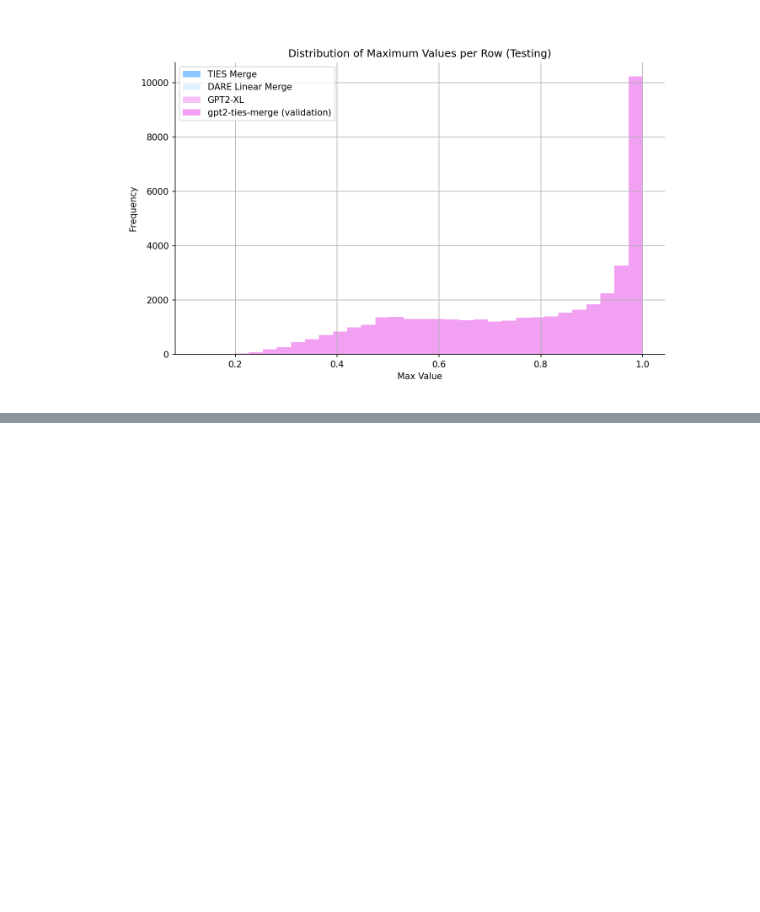
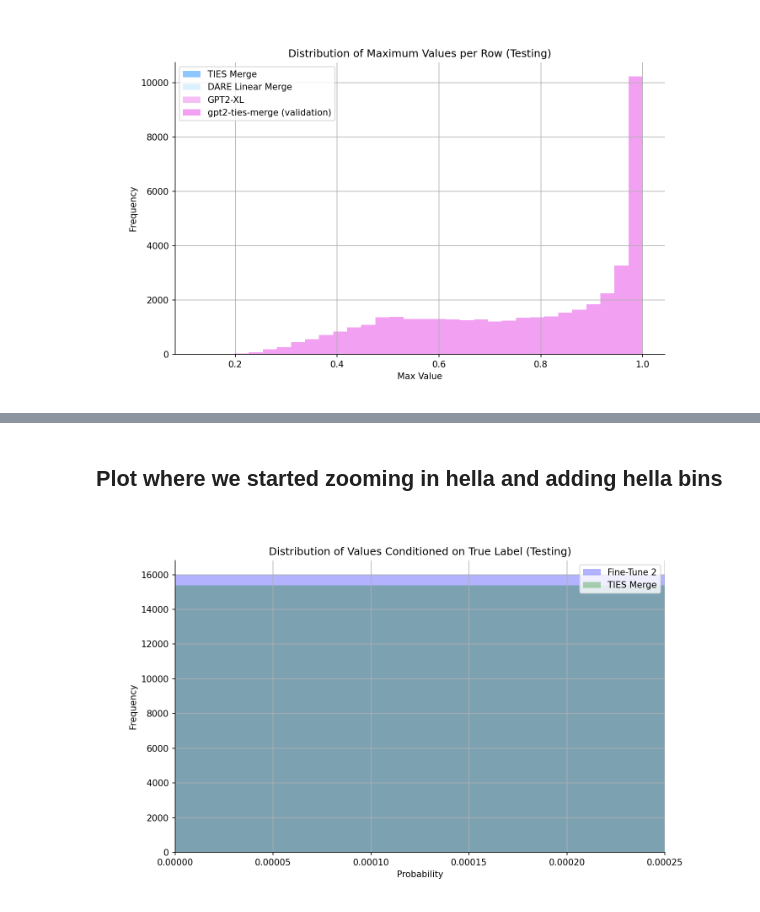
Before and after one commit to alt2177/mllm, a Jupyter notebook: notebooks/test_loss_exp.ipynb, the cells around one changed output, grey strips where cells are left out. Cells and saved outputs as stored; diff of their text form; code cells hidden in the pictures; blank space fills up the shorter version.

```diff
--- a/notebooks/test_loss_exp.ipynb
+++ b/notebooks/test_loss_exp.ipynb
@@ -218,0 +248,21 @@ plt.show()
+# %% [markdown]
+## Plot where we started zooming in hella and adding hella bins
+# %%
+# plotting on different plots
+plt.figure(figsize = (10, 6), dpi = 100)
+ax = plt.gca()
+ax.spines['top'].set_visible(False)
+ax.spines['right'].set_visible(False)
+plt.hist(inlabel_base_2, alpha = 0.3, label = "Fine-Tune 2", color='blue')
+plt.hist(inlabel_ties, alpha = 0.3, label = "TIES Merge", color='green')
+# plt.hist(inlabel_dare_lin, bins = 20, alpha = 0.5, label = "DARE Linear Merge", color='springgreen')
+plt.xlim([0.0, 0.00025])
+plt.title('Distribution of Values Conditioned on True Label (Testing)')
+plt.xlabel('Probability')
+plt.ylabel('Frequency')
+plt.grid(True)
+plt.legend()
+plt.savefig("notebooks/images/zoom.png")
+plt.show()
+# %% [output]
+[figure, added]
```
Also changed, not shown: parts of 12 cells of this notebook.
